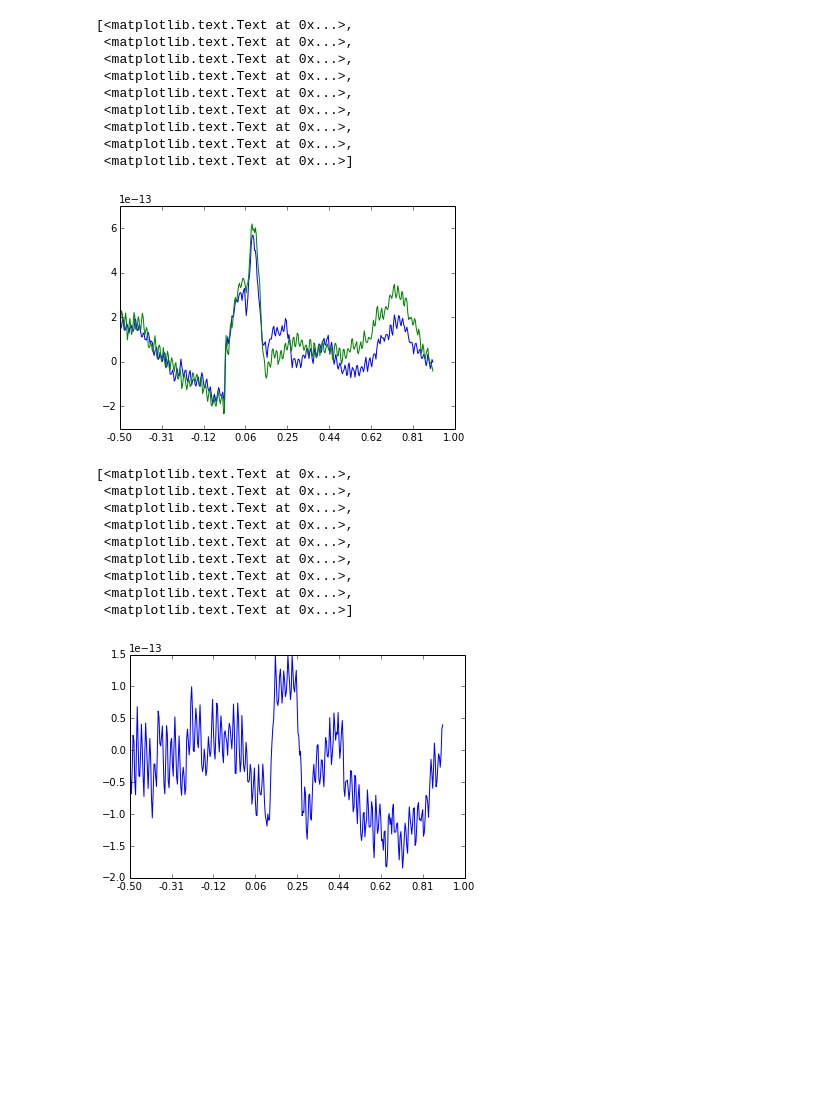
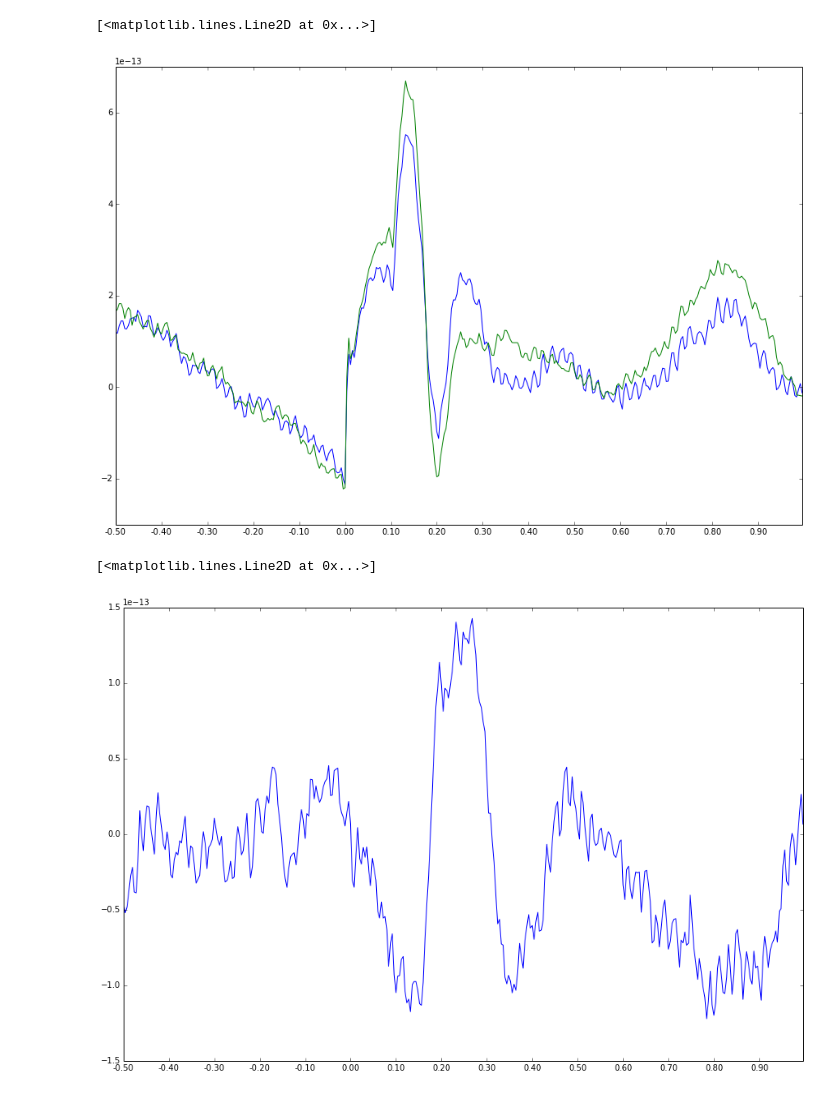
Before and after one commit to SnippyHolloW/kaggleMEG, a Jupyter notebook: Explore_all_subjects.ipynb, the cells around one changed output. Drawn from its saved outputs; the diff is of its cells as text; code cells hidden in the pictures; blank space fills up the shorter version.

```diff
--- a/Explore_all_subjects.ipynb
+++ b/Explore_all_subjects.ipynb
@@ -2,8 +4,9 @@
 from scipy.io import loadmat
 from pylab import imshow, show
 import matplotlib.pyplot as plt
+plt.rcParams['figure.figsize'] = 15, 10
 import glob
-subject_files = glob.glob("data/*.mat")
+subject_files = glob.glob("data/train*.mat")
 print subject_files
 
 d = loadmat(subject_files[0])
@@ -32,8 +40,5 @@ for suj in subject_files:
 # %%
 # apparently a P1... need to improove electrode selection and it's way to early
-
-# can someone PLEASE make this xticks better.. it's so fucking hard to do stuff in a language you r not used to anymore... 0_0
-# it's important to known where this peak is...
 
 # Notice how the activity of interest is around 6e-13 (or ~600 fT), order of magnitude of endogenous MEG activity
 # More than that is almost centainly noise (of course this is an average, and single trials could go higher,
@@ -42,8 +47,8 @@ for suj in subject_files:
 m = data.mean(axis=0)
 elecmean = m[200:300,:].mean(axis=0)
 ax = subplot(111)
+xticks_pos = range(0, elecmean.shape[0], 25)
+xticks_time = map(lambda x: "%.02f" % (x/d['sfreq'][0][0] - 0.5), range(0, elecmean.shape[0], 25))
+plt.xticks(xticks_pos, xticks_time)
 ax.plot(elecmean)
-# time = numpy.linspace(float(d['tmin']), float(d['tmax']), num=d['X'].shape[2])
-x = ["%.2f" % number for number in numpy.linspace(float(d['tmin']), float(d['tmax']), len(ax.xaxis.get_ticklabels()))]
-ax.xaxis.set_ticklabels(x)
 # %% [output]
@@ -91,41 +90,24 @@ imshow(diff, vmin=-2e-12, vmax=2e-12)
 elecmean0 = m0[200:300,:].mean(axis=0)
 elecmean1 = m1[200:300,:].mean(axis=0)
 ax = subplot(111)
+plt.xticks(xticks_pos, xticks_time)
 ax.plot(elecmean0)
 ax.plot(elecmean1)
-# time = numpy.linspace(float(d['tmin']), float(d['tmax']), num=d['X'].shape[2])
-ax.xaxis.set_ticklabels(x)
 # %% [output]
-[<matplotlib.text.Text at 0x...>,
- <matplotlib.text.Text at 0x...>,
- <matplotlib.text.Text at 0x...>,
- <matplotlib.text.Text at 0x...>,
- <matplotlib.text.Text at 0x...>,
- <matplotlib.text.Text at 0x...>,
- <matplotlib.text.Text at 0x...>,
- <matplotlib.text.Text at 0x...>,
- <matplotlib.text.Text at 0x...>]
+[<matplotlib.lines.Line2D at 0x...>]
-[figure, old version]
+[figure, new version]
 # %%
 # Et voile.. difference between face and blur peaks around 170ms... with a big rebound in the late part
 
 # My idea is to use the fact that up to about 100ms it shouls be more occiptal,
 # from 100 to 300 should be more temporal (N170)
 # and the late component (also visible in this plot) should be more frontal
 # of course it should be everywere, like we can see selecting only electrodes 200:300, but they should have peaks...
 
 elecmean = diff[200:300,:].mean(axis=0)
 ax = subplot(111)
+plt.xticks(xticks_pos, xticks_time)
 ax.plot(elecmean)
-ax.xaxis.set_ticklabels(x)
 # %% [output]
-[<matplotlib.text.Text at 0x...>,
- <matplotlib.text.Text at 0x...>,
- <matplotlib.text.Text at 0x...>,
- <matplotlib.text.Text at 0x...>,
- <matplotlib.text.Text at 0x...>,
- <matplotlib.text.Text at 0x...>,
- <matplotlib.text.Text at 0x...>,
- <matplotlib.text.Text at 0x...>,
- <matplotlib.text.Text at 0x...>]
+[<matplotlib.lines.Line2D at 0x...>]
-[figure, old version]
+[figure, new version]
```
Also changed, not shown: parts of 13 cells of this notebook.
